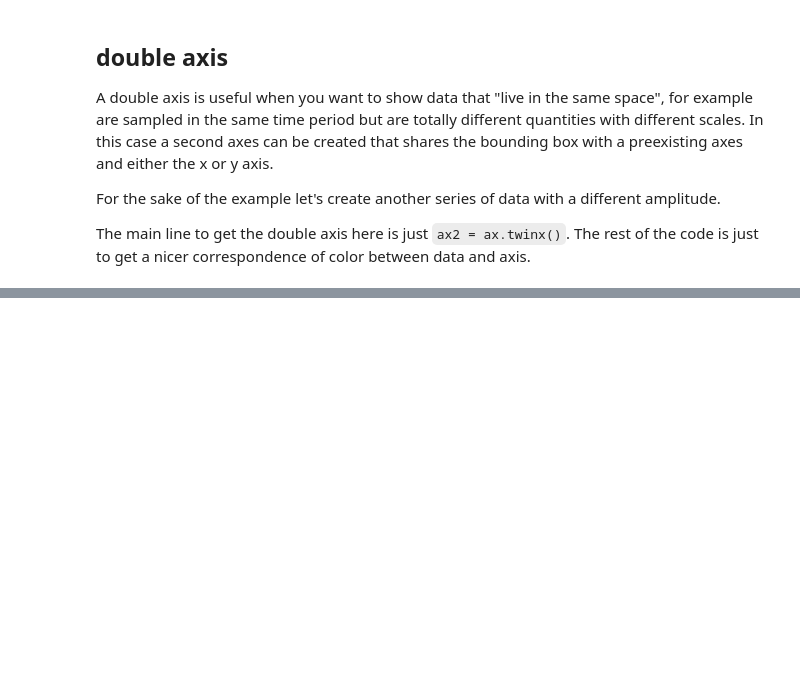
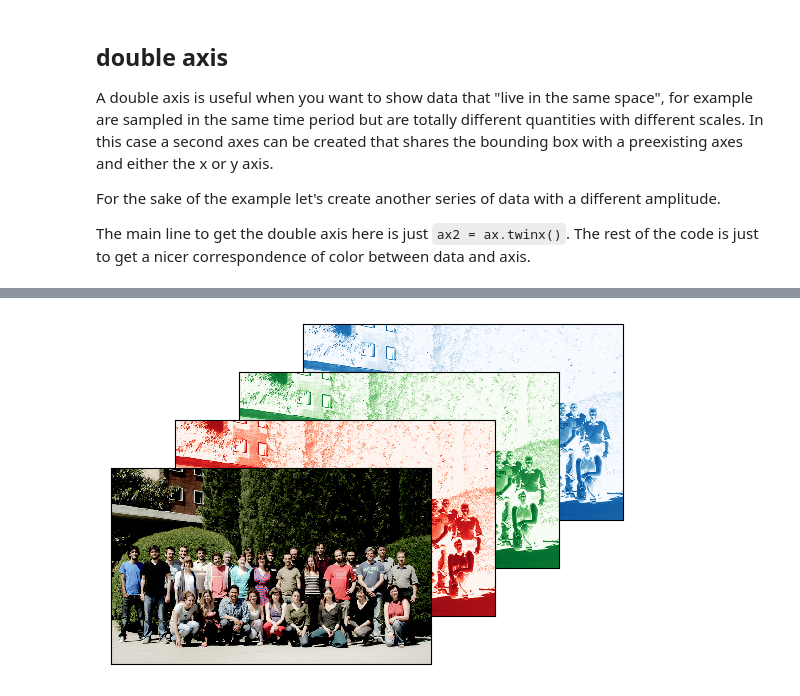
Before and after one commit to arnaumanasanch/neuropy_crashcourse, a Jupyter notebook: visualization.ipynb, the cells around one changed output, grey strips where cells are left out. Cells and saved outputs as stored; diff of their text form; code cells hidden in the pictures; blank space fills up the shorter version.

```diff
--- a/visualization.ipynb
+++ b/visualization.ipynb
@@ -204,0 +275,22 @@ ax2.spines['right'].set_color(ax2_col)
+# %%
+import urllib.request
+_ = urllib.request.urlretrieve('http://sanchez-vives.org/assets/img/people/labPeople-all.jpg', "labPeople-all.jpg")
+image = plt.imread("labPeople-all.jpg")
+# %%
+plt.axes([0.4,0.4,.5,.5])
+plt.xticks([]), plt.yticks([])
+plt.imshow(image[:, :, 2], cmap='Blues')
+
+plt.axes([0.3,0.3,.5,.5])
+plt.xticks([]), plt.yticks([])
+plt.imshow(image[:, :, 1], cmap='Greens')
+
+plt.axes([0.2,0.2,.5,.5])
+plt.xticks([]), plt.yticks([])
+plt.imshow(image[:, :, 0], cmap='Reds')
+
+plt.axes([0.1,0.1,.5,.5])
+plt.xticks([]), plt.yticks([])
+plt.imshow(image);
+# %% [output]
+[figure, added]
```
Also changed, not shown: parts of 26 cells of this notebook.
